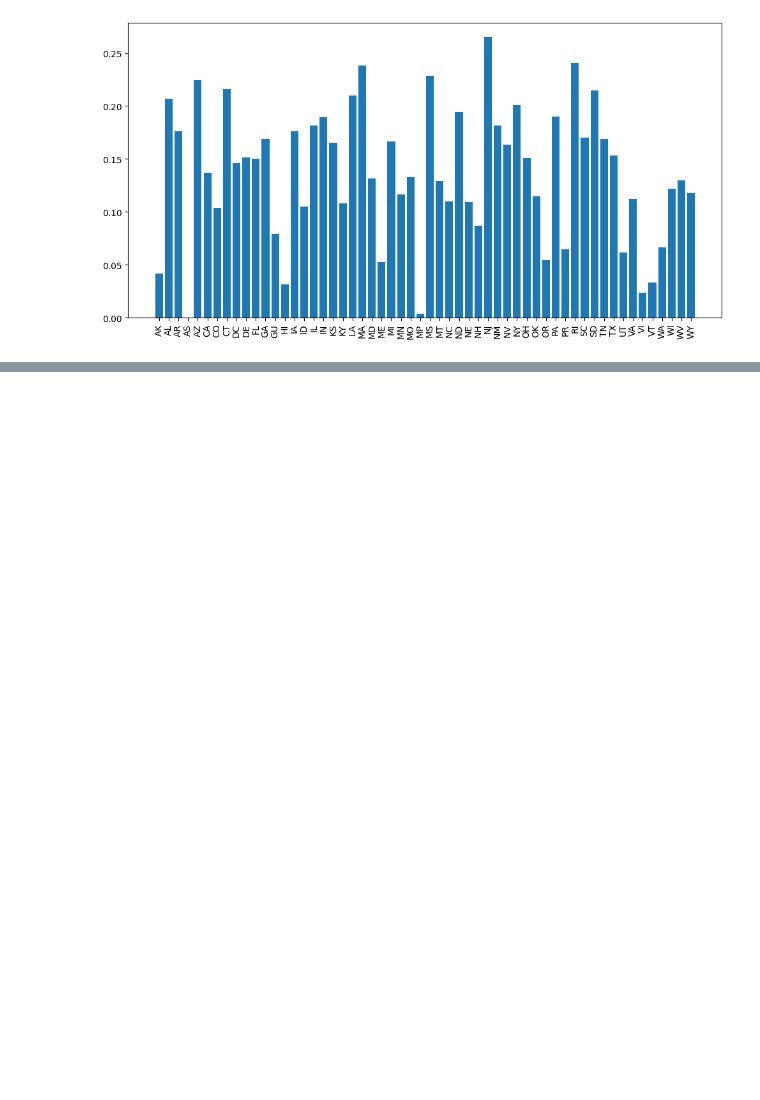
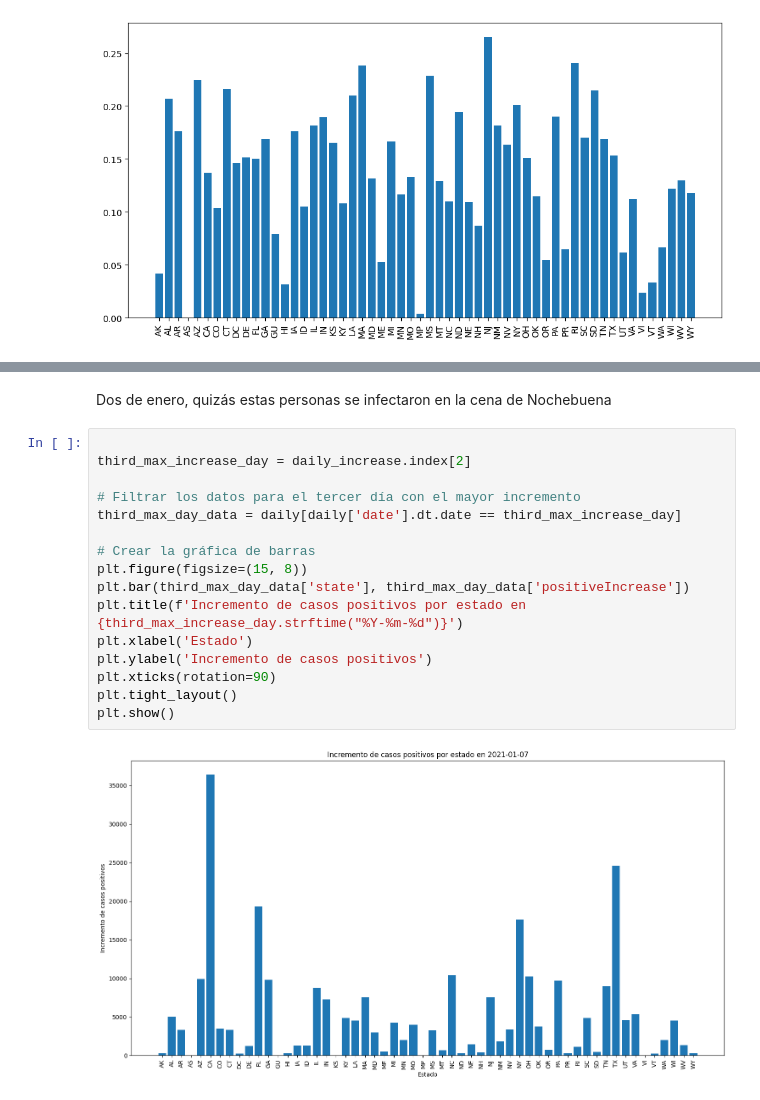
Before and after one commit to AI-School-F5-P3/EDA-Carol, a Jupyter notebook: EDA.ipynb, the cells around one changed output, grey strips where cells are left out. Drawn from its saved outputs; the diff is of its cells as text; blank space fills up the shorter version.

```diff
--- a/EDA.ipynb
+++ b/EDA.ipynb
@@ -273,0 +331,20 @@ plt.show()
+# %% [markdown]
+Dos de enero, quizás estas personas se infectaron en la cena de Nochebuena
+# %%
+
+third_max_increase_day = daily_increase.index[2]
+
+# Filtrar los datos para el tercer día con el mayor incremento
+third_max_day_data = daily[daily['date'].dt.date == third_max_increase_day]
+
+# Crear la gráfica de barras
+plt.figure(figsize=(15, 8))
+plt.bar(third_max_day_data['state'], third_max_day_data['positiveIncrease'])
+plt.title(f'Incremento de casos positivos por estado en {third_max_increase_day.strftime("%Y-%m-%d")}')
+plt.xlabel('Estado')
+plt.ylabel('Incremento de casos positivos')
+plt.xticks(rotation=90)
+plt.tight_layout()
+plt.show()
+# %% [output]
+[figure, added]
```
Also changed, not shown: parts of 18 cells of this notebook, 1 other file.
